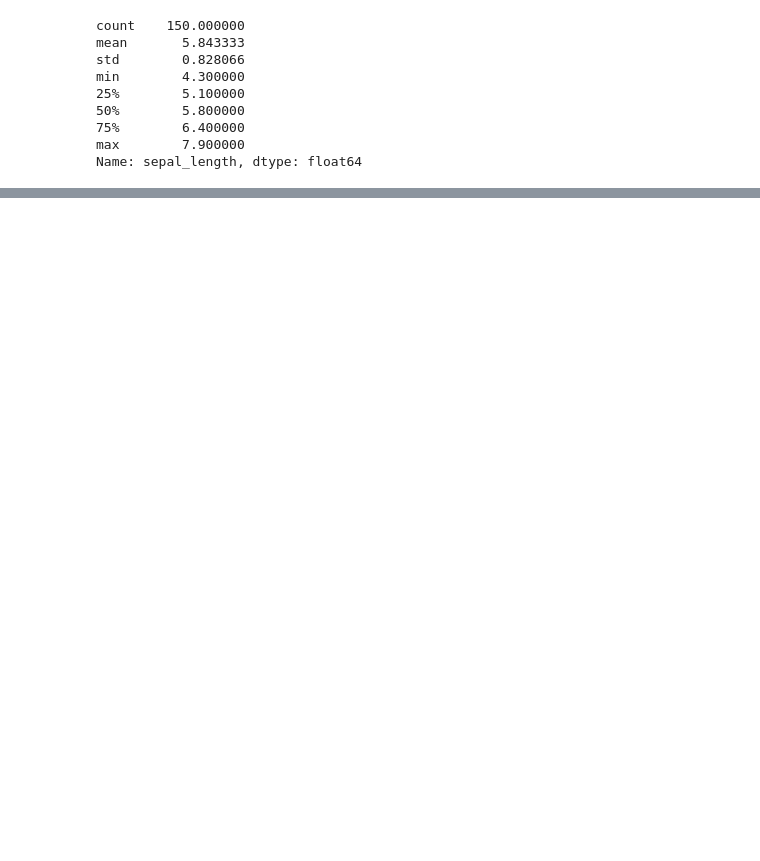
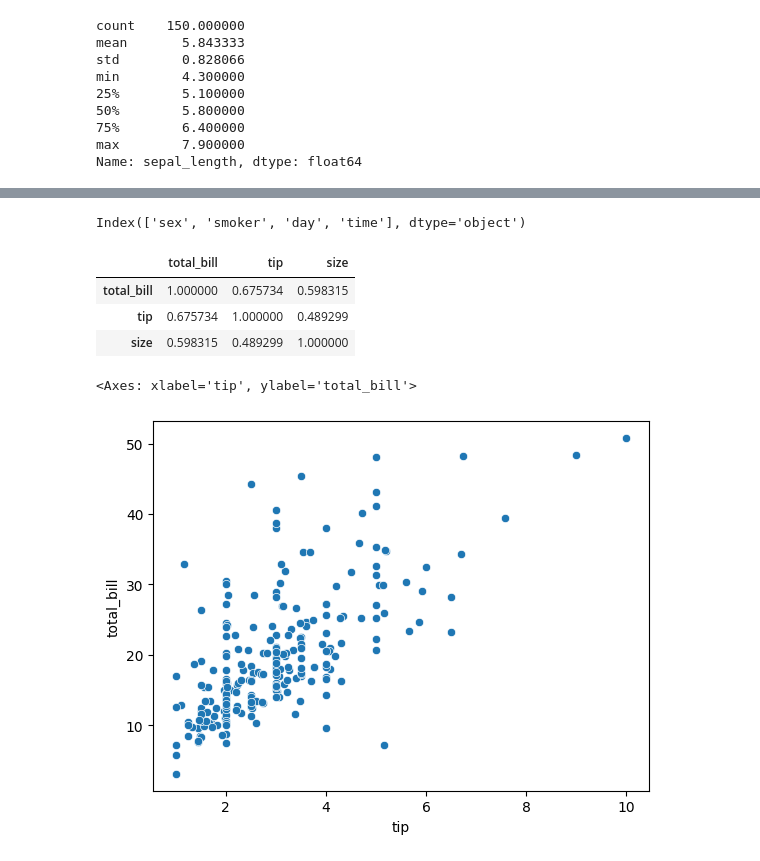
Before and after one commit to s1552565/stats_python_implementation, a Jupyter notebook: Notebooks/stats_python.ipynb, the cells around one changed output, grey strips where cells are left out. Drawn from its saved outputs; the diff is of its cells as text; code cells hidden in the pictures; blank space fills up the shorter version.

```diff
--- a/Notebooks/stats_python.ipynb
+++ b/Notebooks/stats_python.ipynb
@@ -137,0 +142,3 @@ df.describe()
+# %%
+df2 = sns.load_dataset('tips')
+df2.head()
@@ -137,0 +155,17 @@ df.describe()
+# %%
+cat_column
+# %% [output]
+Index(['sex', 'smoker', 'day', 'time'], dtype='object')
+# %%
+df2[num_column].corr()
+# %% [output]
+|  | total_bill | tip | size |
+| total_bill | 1.000000 | 0.675734 | 0.598315 |
+| tip | 0.675734 | 1.000000 | 0.489299 |
+| size | 0.598315 | 0.489299 | 1.000000 |
+# %%
+#bill vs tip plot
+sns.scatterplot(x = df2['tip'], y = df2['total_bill'])
+# %% [output]
+<Axes: xlabel='tip', ylabel='total_bill'>
+[figure, added]
```
Also changed, not shown: parts of 19 cells of this notebook, 1 other file.
